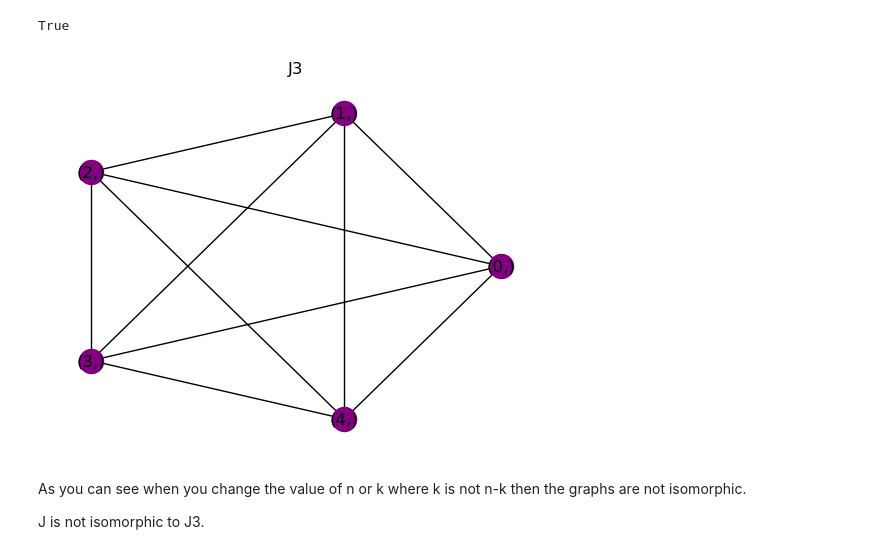
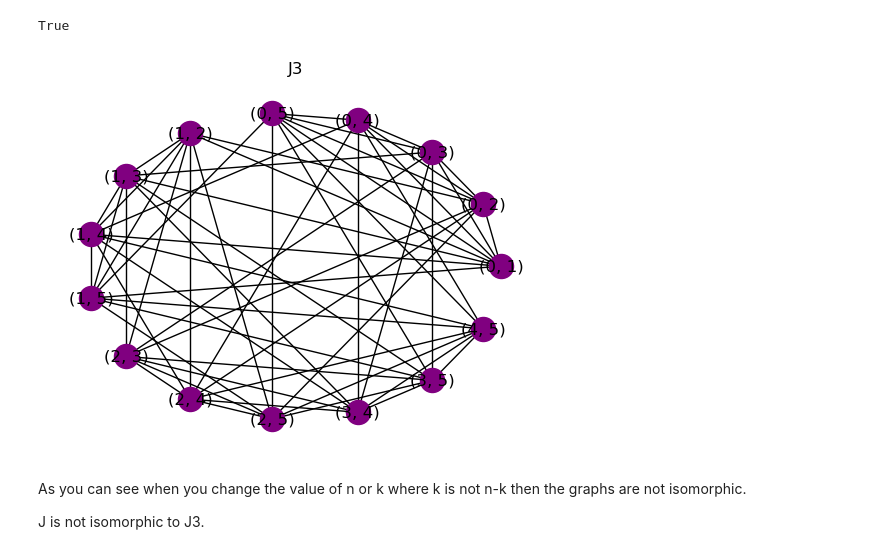
Before and after one commit to RoseDownes/Graph_Theory_Project, a Jupyter notebook: graph_isomorphism.ipynb, the cells around one changed output. Cells and saved outputs as stored; diff of their text form; code cells hidden in the pictures.

```diff
--- a/graph_isomorphism.ipynb
+++ b/graph_isomorphism.ipynb
@@ -126,6 +126,6 @@ G5 = nx.from_numpy_array(adj_matrix)
 # %%
 # Generate all possible permutations of the node labels
-perms = itertools.permutations(range(len(G5.nodes())))
+perms = itertools.permutations(range(len(G1P.nodes())))
 
 # a list to store the permuted graphs
 permuted_graphs = []
@@ -184,6 +188,15 @@ perms = itertools.permutations(range(len(G5.nodes())))
 # %%
 # a list to store the permuted graphs
 permuted_graphs = []
+# %%
+# another adj-matrix that has 5 node but is not isomorphic
+adj_matrix2 = np.array([[0, 1, 1, 0, 0],
+                       [1, 0, 0, 1, 0],
+                       [1, 0, 0, 1, 0],
+                       [0, 1, 1, 0, 1],
+                       [0, 0, 0, 1, 0]])
+
+G7 = nx.from_numpy_array(adj_matrix2)
 # %%
 # iterating over each permutation and permute the adjacency matrix
 for perm in perms:
@@ -208,0 +223,3 @@ The is_isomorphic function is checking if the permuted graphs are isomorphic and
+# %%
+permuted_graphs.append(G7)
+print(len(permuted_graphs))
@@ -208,0 +230,9 @@ The is_isomorphic function is checking if the permuted graphs are isomorphic and
+# %%
+with open("data/isomorphic_graphs2.txt", "w") as f:
+    for i in range(len(permuted_graphs)):
+        g1 = permuted_graphs[i]
+        for g2 in permuted_graphs[i+1:]:
+            if nx.is_isomorphic(g1, g2):
+                f.write(f"Graph {i} and graph {permuted_graphs.index(g2)} are isomorphic.\n")
+            else:
+                f.write(f"Graph {i} and graph {permuted_graphs.index(g2)} are Not Isomorphic.\n")
@@ -246,13 +342,13 @@ nx.is_isomorphic(J, J2)
 # %% [output]
 True
 # %%
-n = 5
-k = 1
+n = 6
+k = 2
 J3 = johnson_graph(n, k)
 plt.title("J3")
 nx.draw_circular(J3, with_labels=True, node_color="purple")
 # %% [output]
-[figure, old version]
+[figure, new version]
 # %% [markdown]
 As you can see when you change the value of n or k where k is not n-k then the graphs are not isomorphic.
 
```
Also changed, not shown: parts of 23 cells of this notebook, 1 other file.
